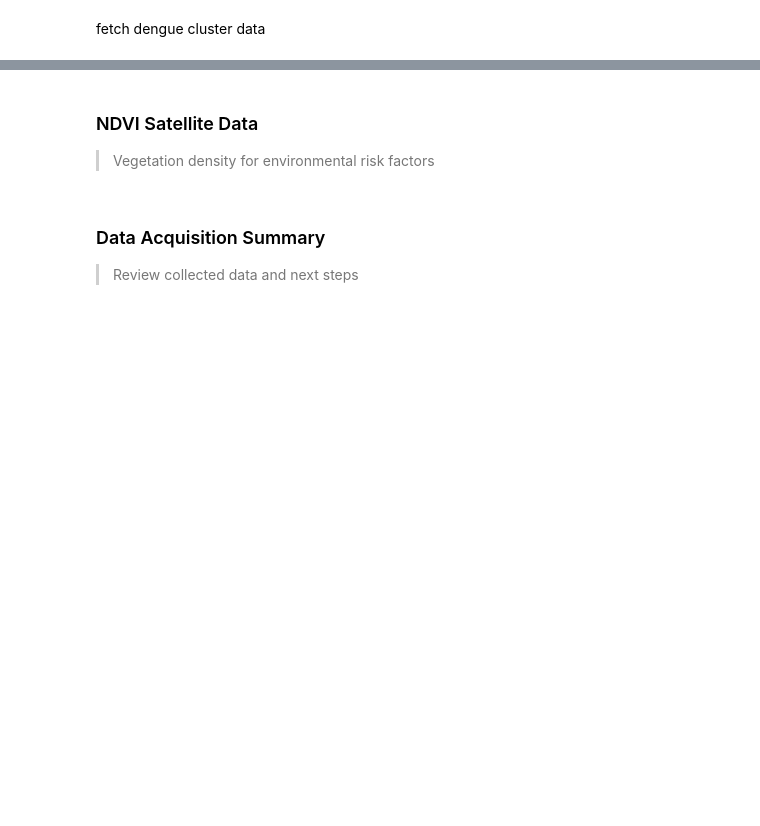
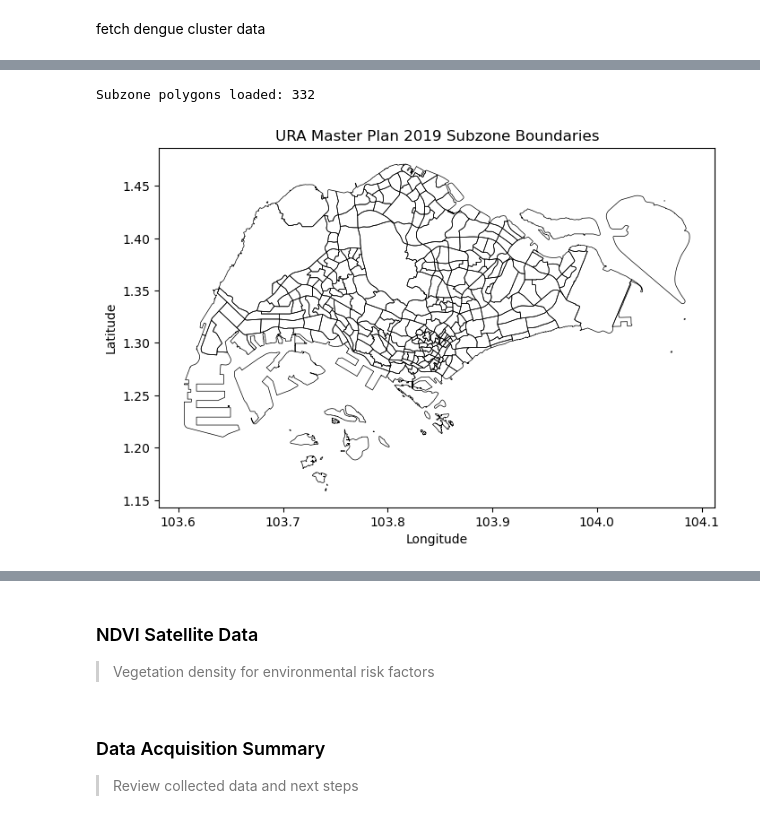
Before and after one commit to rookie-plus/GISDATA, a Jupyter notebook: GE5219-Dengue/docs/A_Real_Time_Dengue_Map.ipynb, the cells around one changed output, grey strips where cells are left out. Cells and saved outputs as stored; diff of their text form; code cells hidden in the pictures; blank space fills up the shorter version.

Commit message:
add: load_pop_by_subzone.py, loas_subzone_bounds.py, update: notebook

```diff
--- a/GE5219-Dengue/docs/A_Real_Time_Dengue_Map.ipynb
+++ b/GE5219-Dengue/docs/A_Real_Time_Dengue_Map.ipynb
@@ -115,0 +130,21 @@ print(f"Weather data path: {raw_weather_dir}")
+# %%
+# Data paths setup
+data_root = project_root / "data"
+raw_dengue_dir = data_root / "raw" / "dengue"
+raw_weather_dir = data_root / "raw" / "weather"
+raw_population_dir = data_root / "raw" / "population"
+raw_boundaries_dir = data_root / "raw" / "subzone_boundaries"
+subzone_boundaries_path = raw_boundaries_dir / "subzone_boundaries.geojson"
+
+raw_dengue_dir.mkdir(parents=True, exist_ok=True)
+(raw_weather_dir / "temperature").mkdir(parents=True, exist_ok=True)
+(raw_weather_dir / "rainfall").mkdir(parents=True, exist_ok=True)
+
+print(f"Current timestamp: {current_timestamp}")
+print(f"Historical date (2 months ago): {historical_date}")
+print(f"Data will be saved to: {data_root}")
+print(f"Dengue data path: {raw_dengue_dir}")
+print(f"Weather data path: {raw_weather_dir}")
+print(f"Population data path: {raw_population_dir}")
+print(f"Subzone boundaries path: {raw_boundaries_dir}")
+print(f"Subzone boundaries file: {subzone_boundaries_path}")
@@ -462 +595,28 @@ print("Purpose: Spatial aggregation and risk zone mapping")
+# %%
+# Visualize subzone boundaries using GeoPandas
+
+if not subzone_boundaries_path.exists():
+    raise FileNotFoundError(f"Boundary file not found at {subzone_boundaries_path}")
+
+with subzone_boundaries_path.open("r", encoding="utf-8") as boundary_file:
+    boundary_payload = json.load(boundary_file)
+
+geojson_data = boundary_payload.get("data", {})
+features = geojson_data.get("features", [])
+
+if not features:
+    raise ValueError("No features available in the boundary payload. Ensure the fetch step completed successfully.")
+
+boundaries_gdf = gpd.GeoDataFrame.from_features(features, crs="EPSG:4326")
+print(f"Subzone polygons loaded: {len(boundaries_gdf)}")
+
+fig, ax = plt.subplots(figsize=(8, 8))
+boundaries_gdf.plot(ax=ax, edgecolor="black", facecolor="none", linewidth=0.5)
+ax.set_title("URA Master Plan 2019 Subzone Boundaries")
+ax.set_xlabel("Longitude")
+ax.set_ylabel("Latitude")
+plt.show()
+# %% [output]
+Subzone polygons loaded: 332
+[figure, added]
 # %%
```
Also changed, not shown: parts of 15 cells of this notebook, 7 other files.
